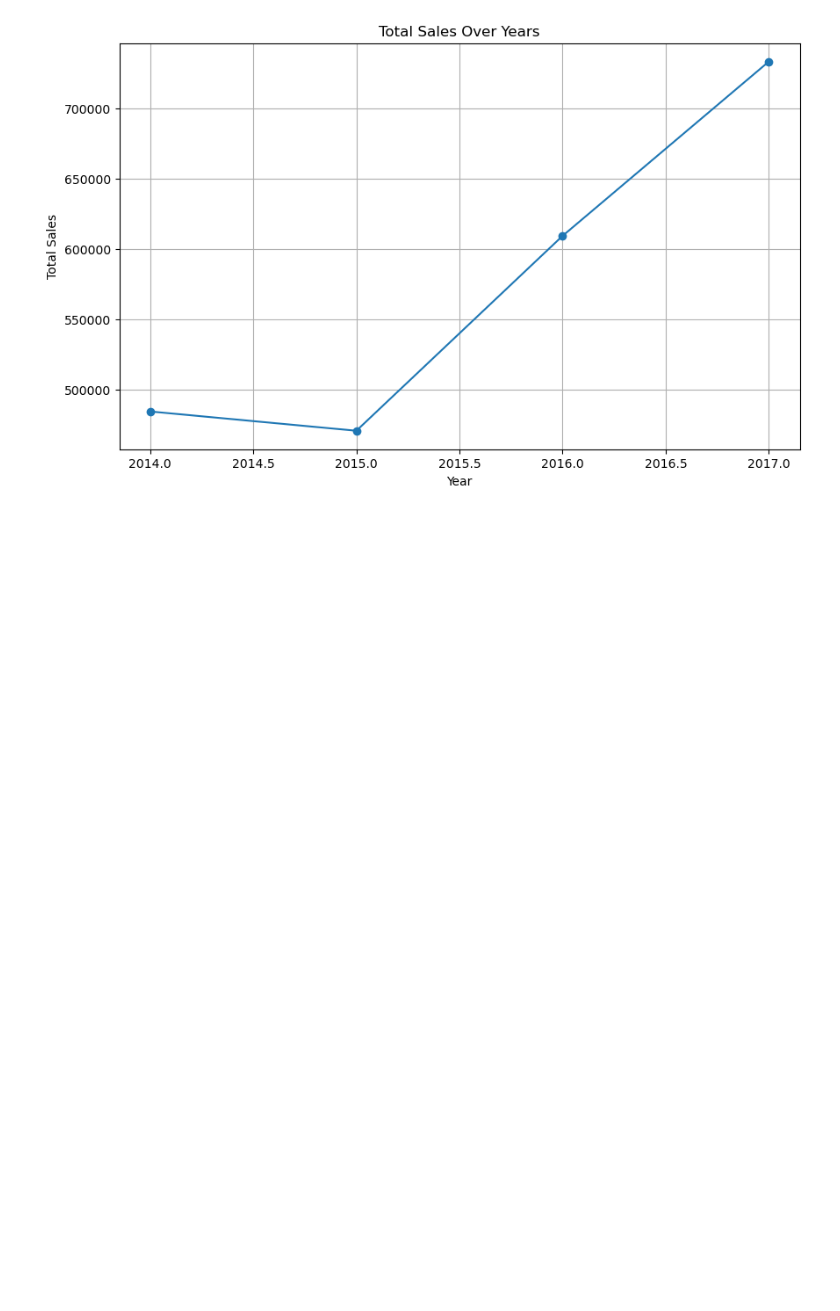
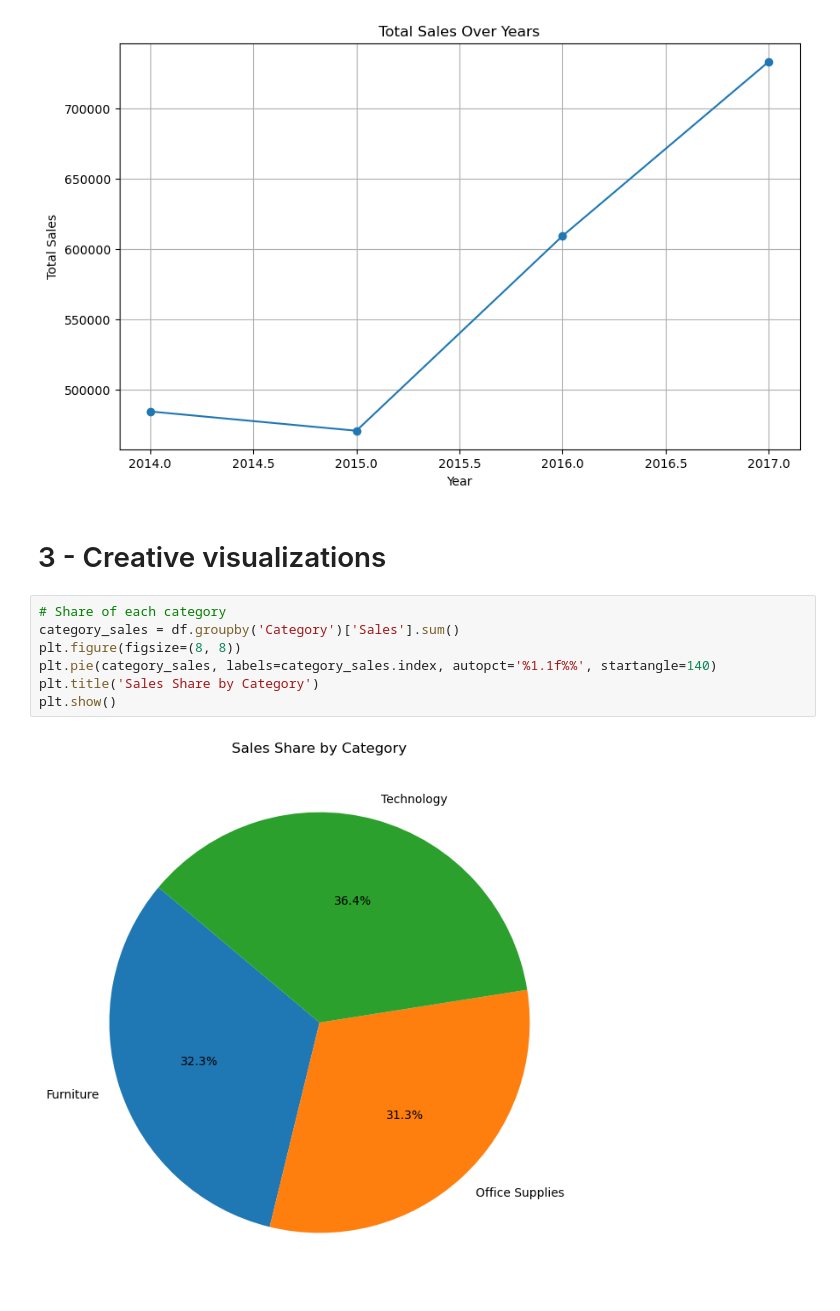
Before and after one commit to aghabidareh/SuperstoreAnalysis, a Jupyter notebook: main.ipynb, the cells around one changed output. Cells and saved outputs as stored; diff of their text form; blank space fills up the shorter version.

Commit message:
plots-and-graphs-CV

```diff
--- a/main.ipynb
+++ b/main.ipynb
@@ -283,3 +283,14 @@ plt.grid()
 plt.show()
 # %% [output]
 [figure]
+# %% [markdown]
+# 3 - Creative visualizations
+# %%
+# Share of each category
+category_sales = df.groupby('Category')['Sales'].sum()
+plt.figure(figsize=(8, 8))
+plt.pie(category_sales, labels=category_sales.index, autopct='%1.1f%%', startangle=140)
+plt.title('Sales Share by Category')
+plt.show()
+# %% [output]
+[figure, added]
```
Also changed, not shown: parts of 2 cells of this notebook.
